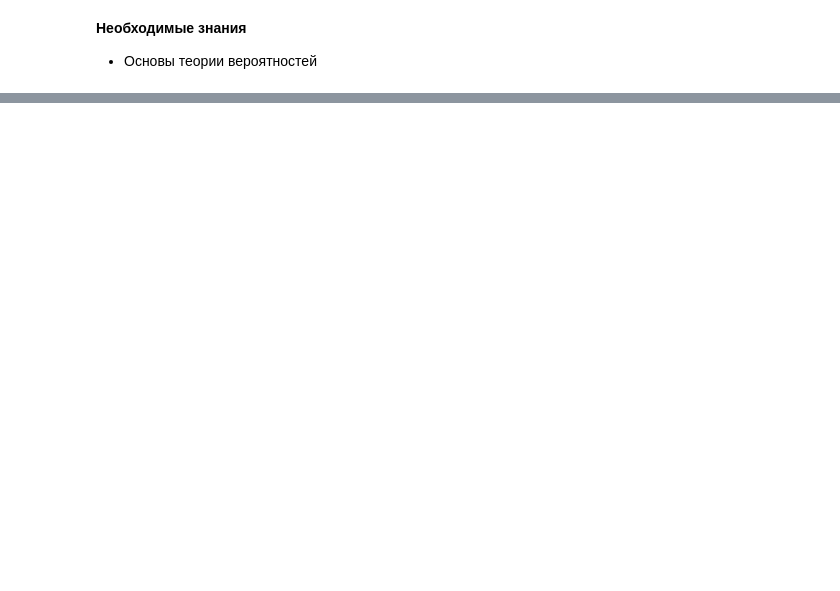
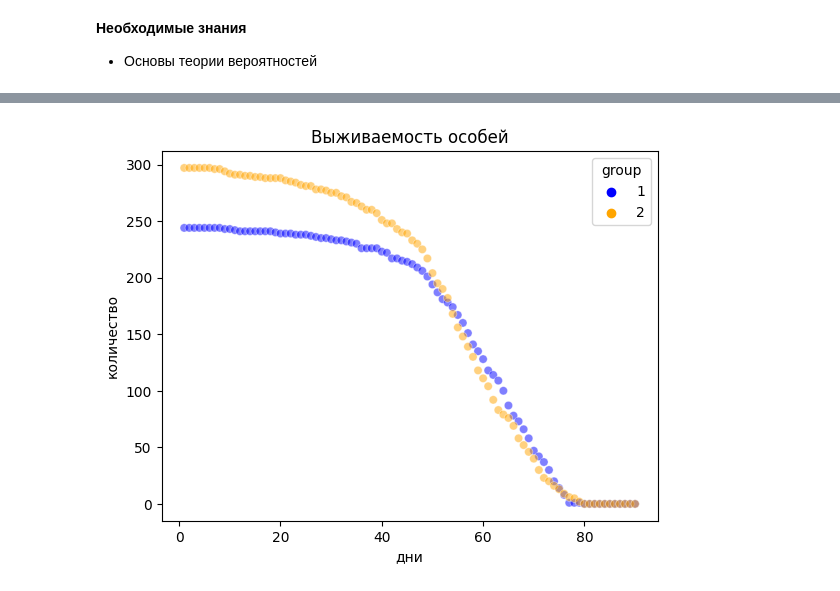
Before and after one commit to NastiaLD/Project-AGCT, a Jupyter notebook: survival_curves_analysis/learn_survival_curve.ipynb, the cells around one changed output, grey strips where cells are left out. Cells and saved outputs as stored; diff of their text form; code cells hidden in the pictures; blank space fills up the shorter version.

```diff
--- a/survival_curves_analysis/learn_survival_curve.ipynb
+++ b/survival_curves_analysis/learn_survival_curve.ipynb
@@ -60,0 +83,6 @@ plt.show();
+# %%
+# Размещаем один столбец под другим вместе с обозначением группы и днями
+df_fg = pd.DataFrame({'count': df['first_group_count'], 'day': df['day'].values, 'group': 1})
+df_sg = pd.DataFrame({'count': df['second_group_count'], 'day': df['day'].values, 'group': 2})
+df = pd.concat([df_fg, df_sg])
+df
@@ -60,0 +103,9 @@ plt.show();
+# %%
+g = sns.scatterplot(data=df[df['group'] == 1], x='day', y='count', hue='group', palette=['blue'], alpha=0.5);
+sns.scatterplot(data=df[df['group'] == 2], x='day', y='count', hue='group', palette=['orange'], alpha=0.5);
+
+g.set(xlabel='дни', ylabel='количество')
+g.set(title='Выживаемость особей')
+plt.show();
+# %% [output]
+[figure, added]
```
Also changed, not shown: parts of 30 cells of this notebook.
